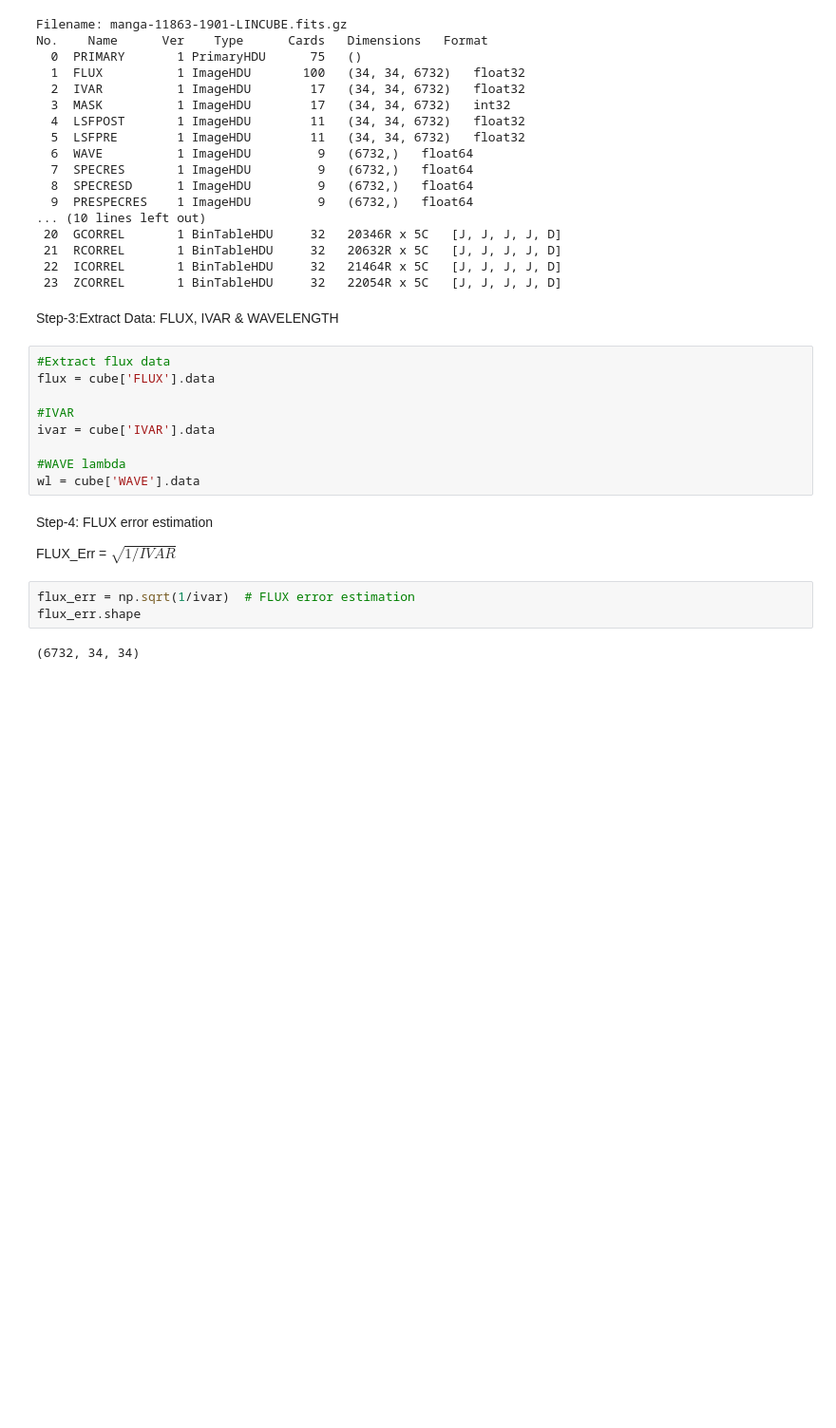
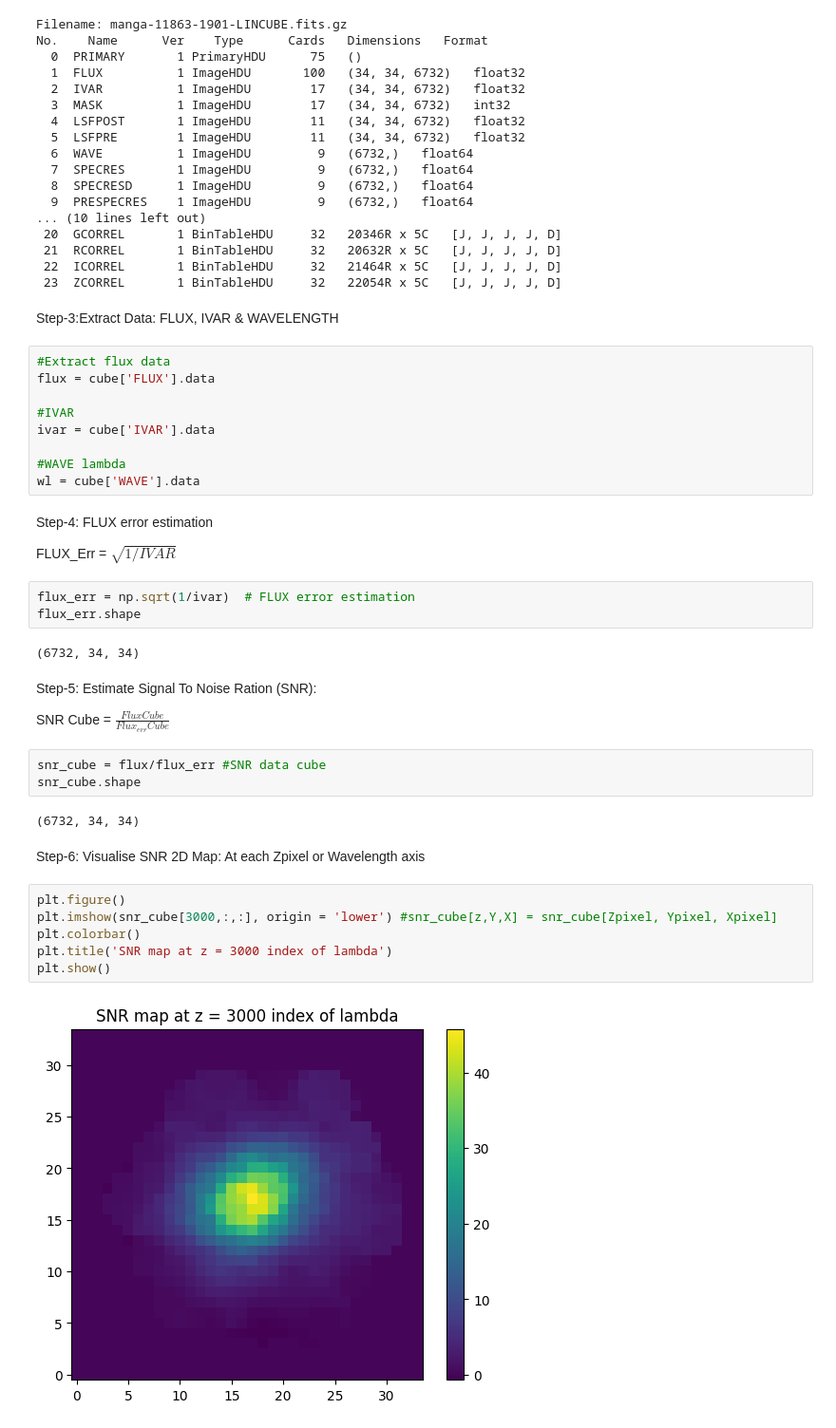
Before and after one commit to Prashan70/SAASS, a Jupyter notebook: Astropy Tutorial/Spectral SNR Map Visualization, Galaxy FITS.ipynb, the cells around one changed output. Shown at 95% size. Cells and saved outputs as stored; diff of their text form; blank space fills up the shorter version.

Commit message:
Completed SNR map visualization and Saved it as fits file

```diff
--- a/Astropy Tutorial/Spectral SNR Map Visualization, Galaxy FITS.ipynb
+++ b/Astropy Tutorial/Spectral SNR Map Visualization, Galaxy FITS.ipynb
@@ -83,3 +83,22 @@ flux_err = np.sqrt(1/ivar)  # FLUX error estimation
 flux_err.shape
 # %% [output]
 (6732, 34, 34)
+# %% [markdown]
+Step-5: Estimate Signal To Noise Ration (SNR):
+
+SNR Cube = $\frac{Flux Cube}{Flux_{err} Cube}$
+# %%
+snr_cube = flux/flux_err #SNR data cube
+snr_cube.shape
+# %% [output]
+(6732, 34, 34)
+# %% [markdown]
+Step-6: Visualise SNR 2D Map: At each Zpixel or Wavelength axis
+# %%
+plt.figure()
+plt.imshow(snr_cube[3000,:,:], origin = 'lower') #snr_cube[z,Y,X] = snr_cube[Zpixel, Ypixel, Xpixel]
+plt.colorbar()
+plt.title('SNR map at z = 3000 index of lambda')
+plt.show()
+# %% [output]
+[figure, added]
```
Also changed, not shown: parts of 5 cells of this notebook, 1 other file.
